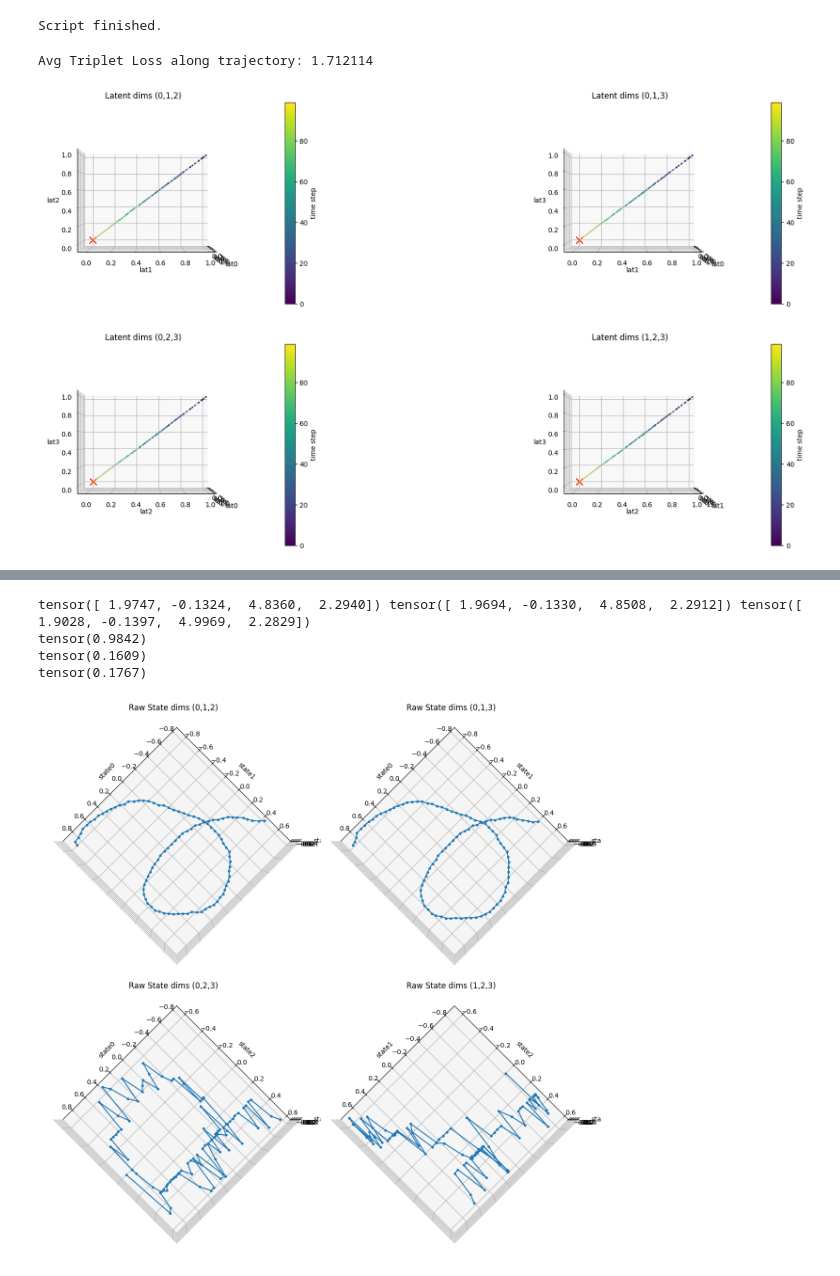
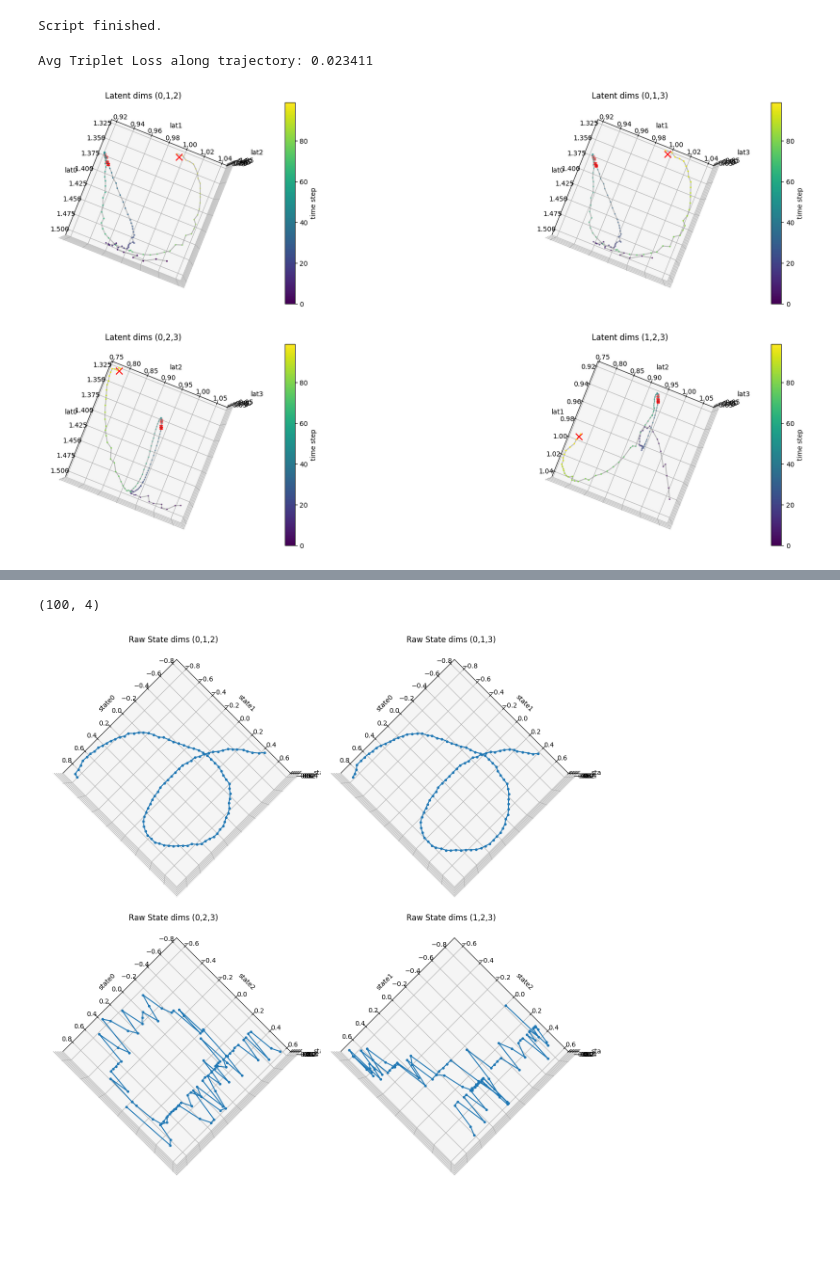
Before and after one commit to jhri626/Lfd, a Jupyter notebook: data.ipynb, the cells around one changed output, grey strips where cells are left out. Drawn from its saved outputs; the diff is of its cells as text; code cells hidden in the pictures; blank space fills up the shorter version.

```diff
--- a/data.ipynb
+++ b/data.ipynb
@@ -382,37 +382,43 @@ combinations = [(0,1,2), (0,1,3), (0,2,3), (1,2,3)]
 # 4. Plot 3D subplots with gradient color
 fig = plt.figure(figsize=(24, 12))
 t_idxs = np.arange(latent_traj.shape[0])  # 시간 인덱스 0,1,...,n_steps-1
-
+special_idxs = [41, 42, 44, 45]
 for i, (a,b,c) in enumerate(combinations, 1):
     ax = fig.add_subplot(2, 2, i, projection='3d')
     ax.plot(latent_traj[:, a], latent_traj[:, b], latent_traj[:, c],
             color='gray', alpha=0.5)
+
     sc = ax.scatter(
         latent_traj[:, a], latent_traj[:, b], latent_traj[:, c],
         c=t_idxs,           # 각 점에 색 지정
         cmap='viridis',     # matplotlib colormap
         s=2                # 점 크기
     )
+
+    mask = np.isin(t_idxs, special_idxs)
+    ax.scatter(latent_traj[mask, a], latent_traj[mask, b], latent_traj[mask, c],
+               c='red', marker='X', s=20, label='special points')
+
     ax.scatter(goal_lat[a], goal_lat[b], goal_lat[c],
                marker='x', s=100, c='red', label='goal')
     X = latent_traj[:-1, a]
     Y = latent_traj[:-1, b]
     Z = latent_traj[:-1, c]
     U = latent_traj[1:, a] - X
     V = latent_traj[1:, b] - Y
     W = latent_traj[1:, c] - Z
     # ax.quiver(X, Y, Z, U, V, W,
             #   length=0.001, normalize=True, color='red', linewidth=0.1)
     # 컬러바 추가
     fig.colorbar(sc, ax=ax, pad=0.1, label='time step')
     ax.set_xlabel(f'lat{a}')
     ax.set_ylabel(f'lat{b}')
     ax.set_zlabel(f'lat{c}')
     ax.set_title(f'Latent dims ({a},{b},{c})')
-    ax.view_init(elev=0, azim=0)
+    ax.view_init(elev=90, azim=20)
 # %% [output]
-Avg Triplet Loss along trajectory: 1.712114
+Avg Triplet Loss along trajectory: 0.023411
-[figure, old version]
+[figure, new version]
 # %%
 latent_traj
 # %% [output]
@@ -434,15 +440,9 @@ array([[ 0.9517947 ,  0.94411886,  0.94263303,  0.94282734],
        [-0.00312996, -0.00277153, -0.00248989, -0.00262192]],
       dtype=float32)
 # %%
-print(latents[0],latents[1],anchor.squeeze(0))
-print(loss_fn(anchor.squeeze(0),latents[1],latents[0]))
-print(torch.norm(anchor.squeeze(0)-latents[1]))
-print(torch.norm(anchor.squeeze(0)-latents[0]))
+state_traj.shape
 # %% [output]
-tensor([ 1.9747, -0.1324,  4.8360,  2.2940]) tensor([ 1.9694, -0.1330,  4.8508,  2.2912]) tensor([ 1.9028, -0.1397,  4.9969,  2.2829])
-tensor(0.9842)
-tensor(0.1609)
-tensor(0.1767)
+(100, 4)
 # %%
 # %%
 # 5. Plot raw state trajectories for the same demo
```
Also changed, not shown: parts of 2 cells of this notebook, 3 other files.
